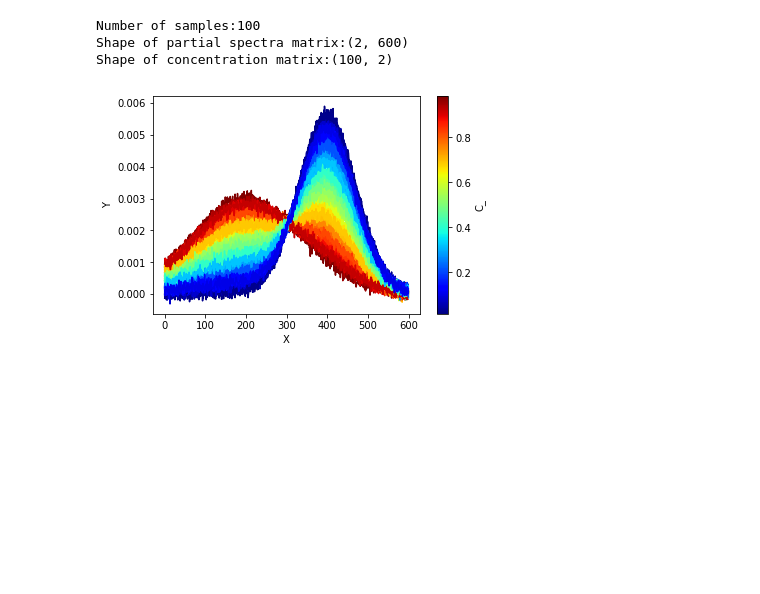
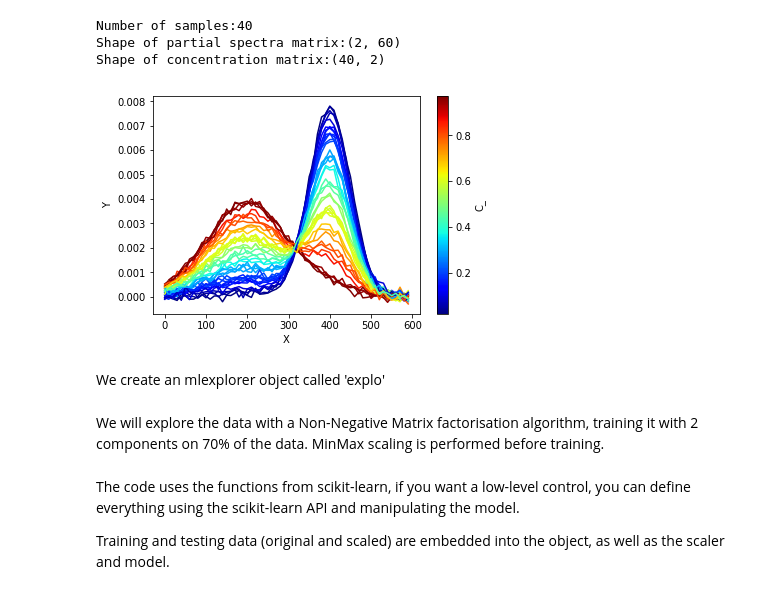
Before and after one commit to charlesll/rampy, a Jupyter notebook: examples/Machine Learning Exploration.ipynb, the cells around one changed output. Drawn from its saved outputs; the diff is of its cells as text; code cells hidden in the pictures; blank space fills up the shorter version.

Commit message:
ML explorer example

```diff
--- a/examples/Machine Learning Exploration.ipynb
+++ b/examples/Machine Learning Exploration.ipynb
@@ -152,11 +150,11 @@ class mlexplorer:
         else:
             return self.model.predict(self.X)
 # %%
-x = np.arange(0,600,1.0)
-nb_samples = 100 # number of samples in our dataset
+x = np.arange(0,600,10.0)
+nb_samples = 40 # number of samples in our dataset
 
-S_1 = norm.pdf(x,loc=200.,scale=130.)
-S_2 = norm.pdf(x,loc=400,scale=70)
+S_1 = norm.pdf(x,loc=200.,scale=100.)
+S_2 = norm.pdf(x,loc=400,scale=50)
 S_true = np.vstack((S_1,S_2))
 print("Number of samples:"+str(nb_samples))
 print("Shape of partial spectra matrix:"+str(S_true.shape))
@@ -169,36 +167,38 @@ Obs = np.dot(C_true,S_true) + np.random.randn(nb_samples,len(x))*1e-4
 
 # norm is a class which, when called, can normalize data into the
 # [0.0, 1.0] interval.
 norm_ = matplotlib.colors.Normalize(
     vmin=np.min(C_),
     vmax=np.max(C_))
 
 # choose a colormap
 c_m = matplotlib.cm.jet
 
 # create a ScalarMappable and initialize a data structure
 s_m = matplotlib.cm.ScalarMappable(cmap=c_m, norm=norm_)
 s_m.set_array([])
 
 # plotting spectra
 # calling the ScalarMappable that was initialised with c_m and norm
 for i in range(C_.shape[0]):
     plt.plot(x,
              Obs[i,:].T,
              color=s_m.to_rgba(C_[i]))
 
 # we plot the colorbar, using again our
 # ScalarMappable
 c_bar = plt.colorbar(s_m)
 c_bar.set_label(r"C_")
 
 plt.xlabel('X')
 plt.ylabel('Y')
 plt.show()
 # %% [output]
-Number of samples:100
-Shape of partial spectra matrix:(2, 600)
-Shape of concentration matrix:(100, 2)
+Number of samples:40
+Shape of partial spectra matrix:(2, 60)
+Shape of concentration matrix:(40, 2)
-[figure, old version]
+[figure, new version]
+# %% [markdown]
+We create an mlexplorer object called 'explo'
 # %%
 explo = mlexplorer(Obs)
@@ -208,0 +205,2 @@ explo.fit()
+# %% [markdown]
+We will explore the data with a Non-Negative Matrix factorisation algorithm, training it with 2 components on 70% of the data. MinMax scaling is performed before training.
@@ -208,0 +213,4 @@ explo.fit()
+# %% [markdown]
+The code uses the functions from scikit-learn, if you want a low-level control, you can define everything using the scikit-learn API and manipulating the model.
+
+Training and testing data (original and scaled) are embedded into the object, as well as the scaler and model.
```
Also changed, not shown: parts of 13 cells of this notebook.
